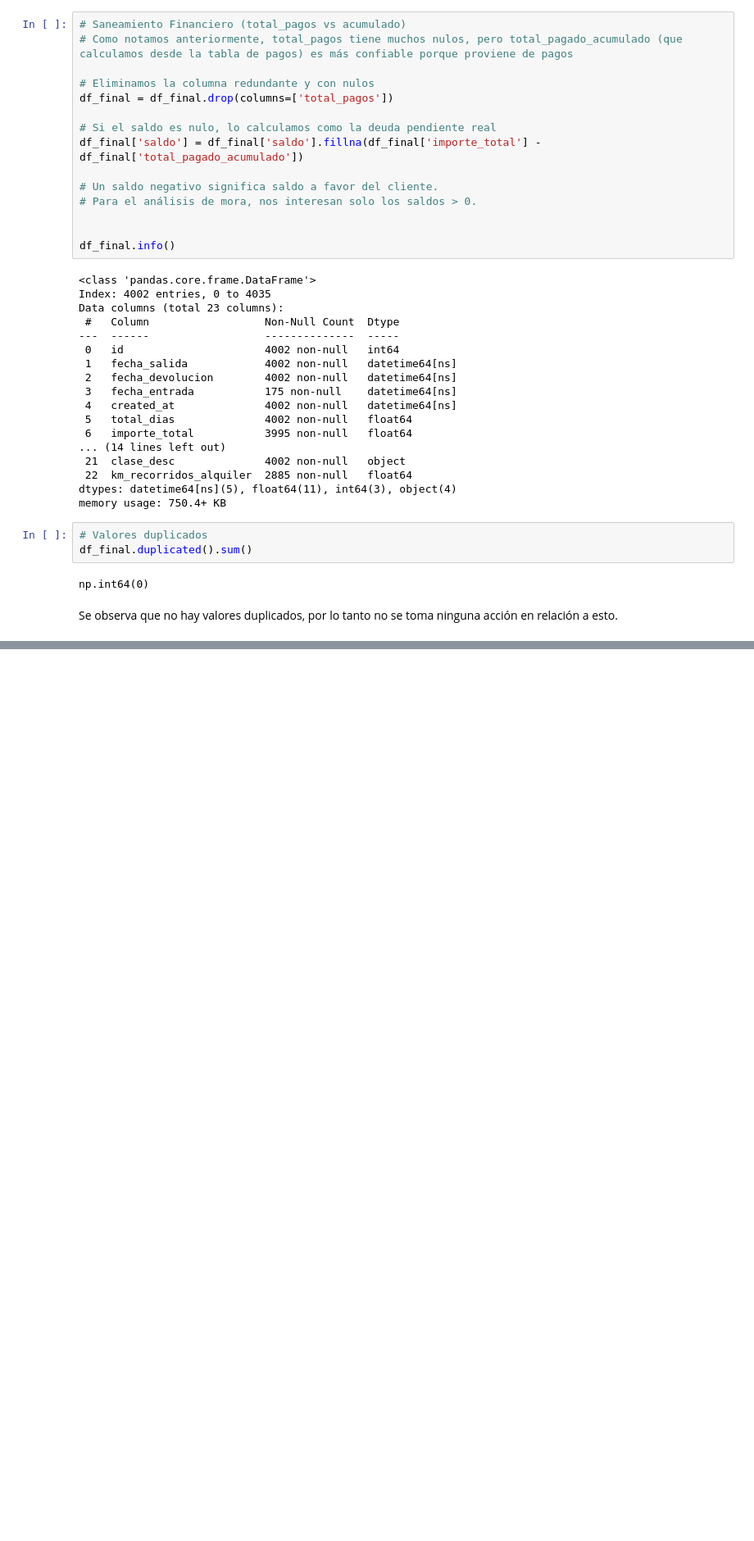
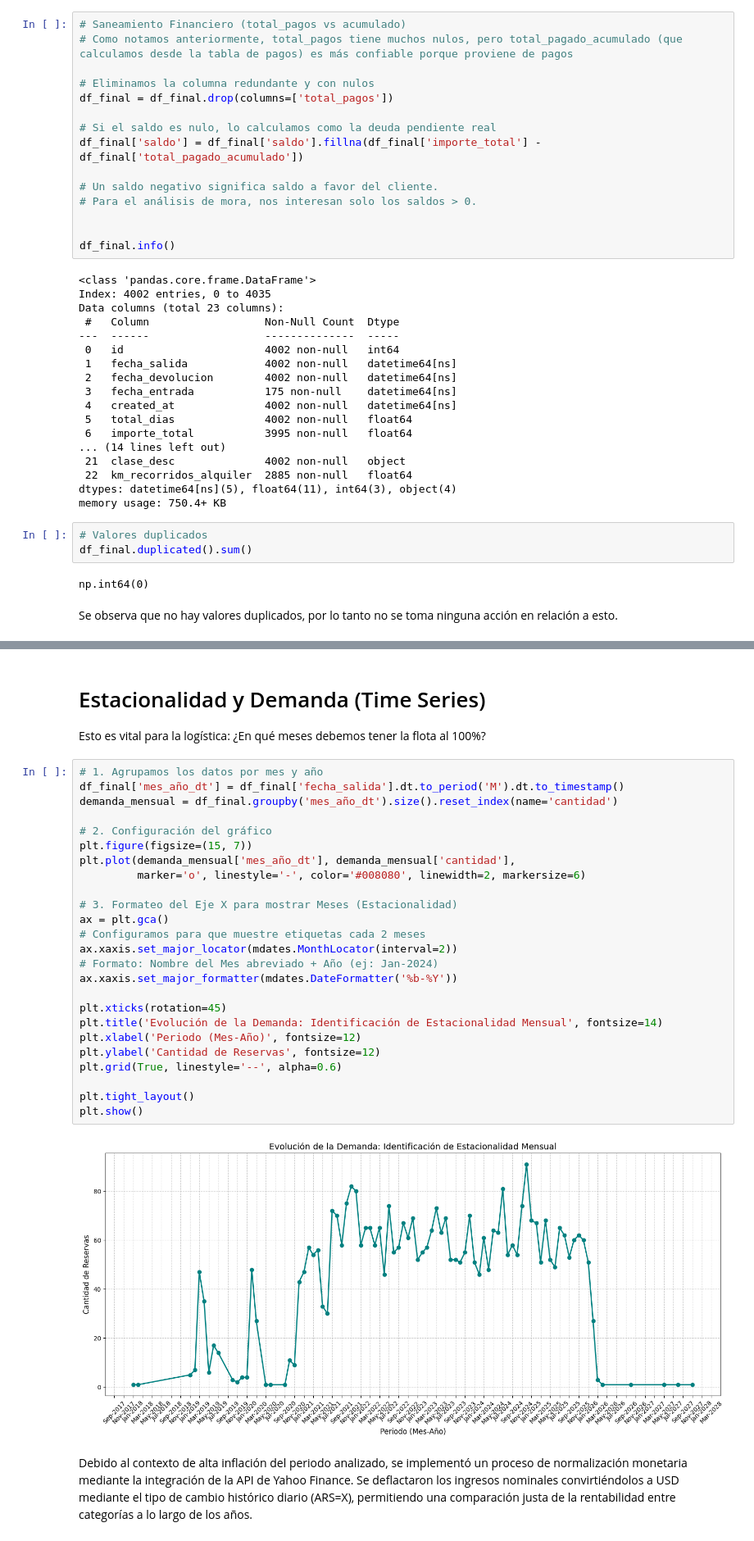
Before and after one commit to lucasdp5/ds2, a Jupyter notebook: perea_ds2.ipynb, the cells around one changed output, grey strips where cells are left out. Shown at 82% size. Drawn from its saved outputs; the diff is of its cells as text; blank space fills up the shorter version.

```diff
--- a/perea_ds2.ipynb
+++ b/perea_ds2.ipynb
@@ -292,0 +348,33 @@ Se observa que no hay valores duplicados, por lo tanto no se toma ninguna acció
+# %% [markdown]
+# Estacionalidad y Demanda (Time Series)
+
+Esto es vital para la logística: ¿En qué meses debemos tener la flota al 100%?
+# %%
+# 1. Agrupamos los datos por mes y año
+df_final['mes_año_dt'] = df_final['fecha_salida'].dt.to_period('M').dt.to_timestamp()
+demanda_mensual = df_final.groupby('mes_año_dt').size().reset_index(name='cantidad')
+
+# 2. Configuración del gráfico
+plt.figure(figsize=(15, 7))
+plt.plot(demanda_mensual['mes_año_dt'], demanda_mensual['cantidad'],
+         marker='o', linestyle='-', color='#008080', linewidth=2, markersize=6)
+
+# 3. Formateo del Eje X para mostrar Meses (Estacionalidad)
+ax = plt.gca()
+# Configuramos para que muestre etiquetas cada 2 meses
+ax.xaxis.set_major_locator(mdates.MonthLocator(interval=2))
+# Formato: Nombre del Mes abreviado + Año (ej: Jan-2024)
+ax.xaxis.set_major_formatter(mdates.DateFormatter('%b-%Y'))
+
+plt.xticks(rotation=45)
+plt.title('Evolución de la Demanda: Identificación de Estacionalidad Mensual', fontsize=14)
+plt.xlabel('Periodo (Mes-Año)', fontsize=12)
+plt.ylabel('Cantidad de Reservas', fontsize=12)
+plt.grid(True, linestyle='--', alpha=0.6)
+
+plt.tight_layout()
+plt.show()
+# %% [output]
+[figure, added]
+# %% [markdown]
+Debido al contexto de alta inflación del periodo analizado, se implementó un proceso de normalización monetaria mediante la integración de la API de Yahoo Finance. Se deflactaron los ingresos nominales convirtiéndolos a USD mediante el tipo de cambio histórico diario (ARS=X), permitiendo una comparación justa de la rentabilidad entre categorías a lo largo de los años.
```
Also changed, not shown: parts of 12 cells of this notebook.
